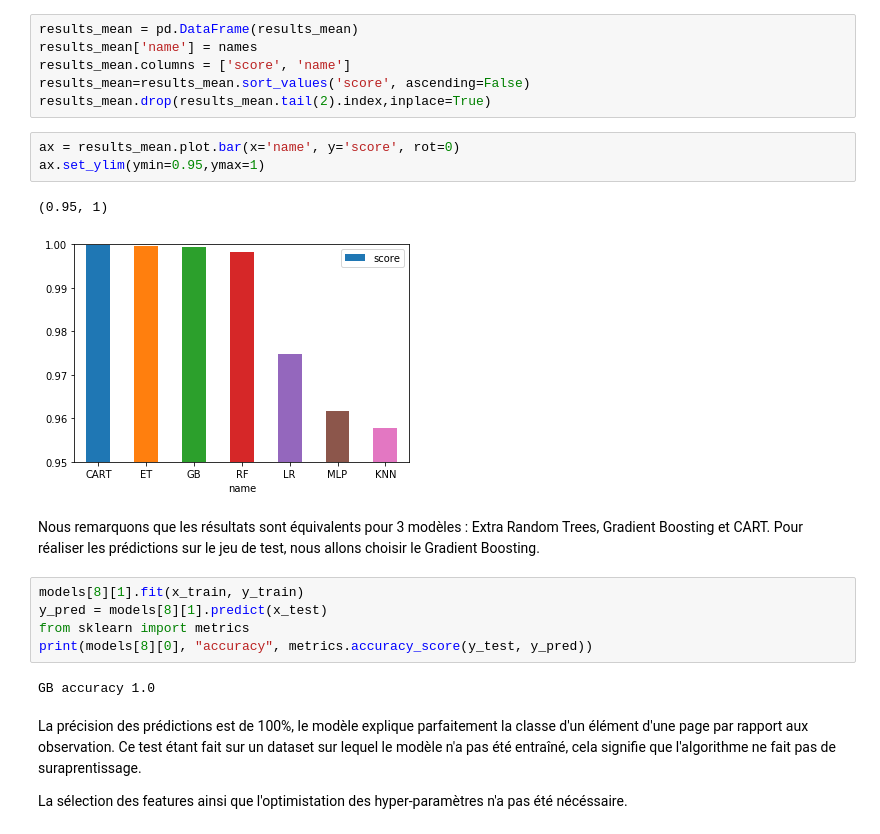
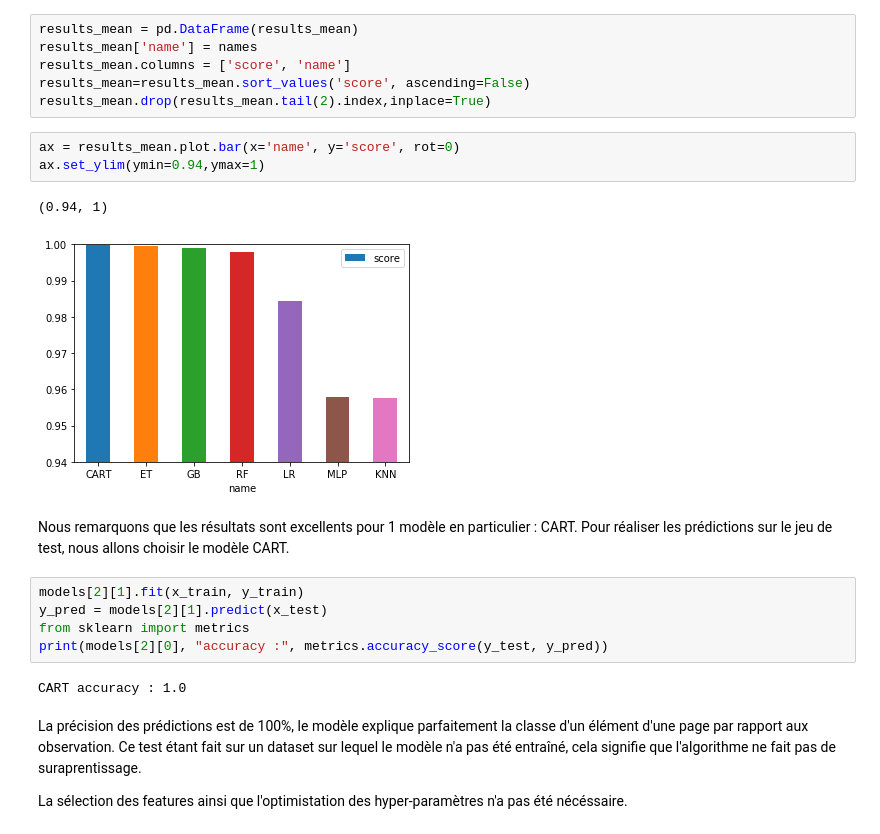
Before and after one commit to paulchartier/PythonForDataAnalysis, a Jupyter notebook: Modelisation.ipynb, the cells around one changed output. Saved outputs shown, nothing was run; the diff lists cells and outputs as text.

```diff
--- a/Modelisation.ipynb
+++ b/Modelisation.ipynb
@@ -115,19 +115,19 @@ results_mean=results_mean.sort_values('score', ascending=False)
 results_mean.drop(results_mean.tail(2).index,inplace=True)
 # %%
 ax = results_mean.plot.bar(x='name', y='score', rot=0)
-ax.set_ylim(ymin=0.95,ymax=1)
+ax.set_ylim(ymin=0.94,ymax=1)
 # %% [output]
-(0.95, 1)
+(0.94, 1)
-[figure, old version]
+[figure, new version]
 # %% [markdown]
-Nous remarquons que les résultats sont équivalents pour 3 modèles : Extra Random Trees, Gradient Boosting et CART. Pour réaliser les prédictions sur le jeu de test, nous allons choisir le Gradient Boosting.
+Nous remarquons que les résultats sont excellents pour 1 modèle en particulier : CART. Pour réaliser les prédictions sur le jeu de test, nous allons choisir le modèle CART.
 # %%
-models[8][1].fit(x_train, y_train)
-y_pred = models[8][1].predict(x_test)
+models[2][1].fit(x_train, y_train)
+y_pred = models[2][1].predict(x_test)
 from sklearn import metrics
-print(models[8][0], "accuracy", metrics.accuracy_score(y_test, y_pred))
+print(models[2][0], "accuracy :", metrics.accuracy_score(y_test, y_pred))
 # %% [output]
-GB accuracy 1.0
+CART accuracy : 1.0
 # %% [markdown]
 La précision des prédictions est de 100%, le modèle explique parfaitement la classe d'un élément d'une page par rapport aux observation. Ce test étant fait sur un dataset sur lequel le modèle n'a pas été entraîné, cela signifie que l'algorithme ne fait pas de suraprentissage.
 
```
Also changed, not shown: parts of 5 cells of this notebook, 2 other files.
